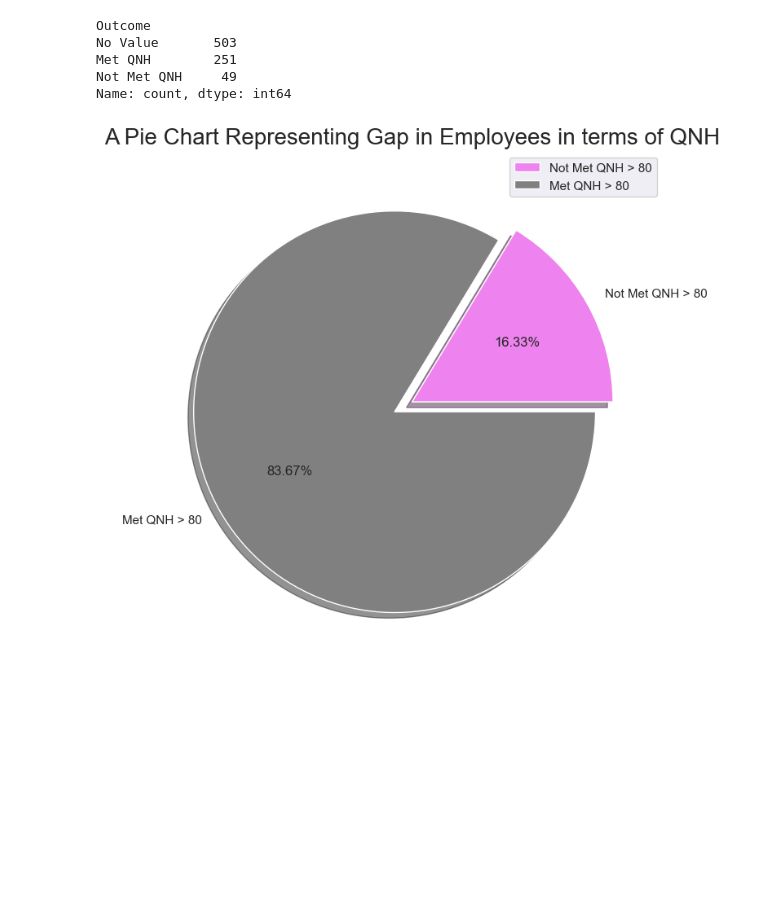
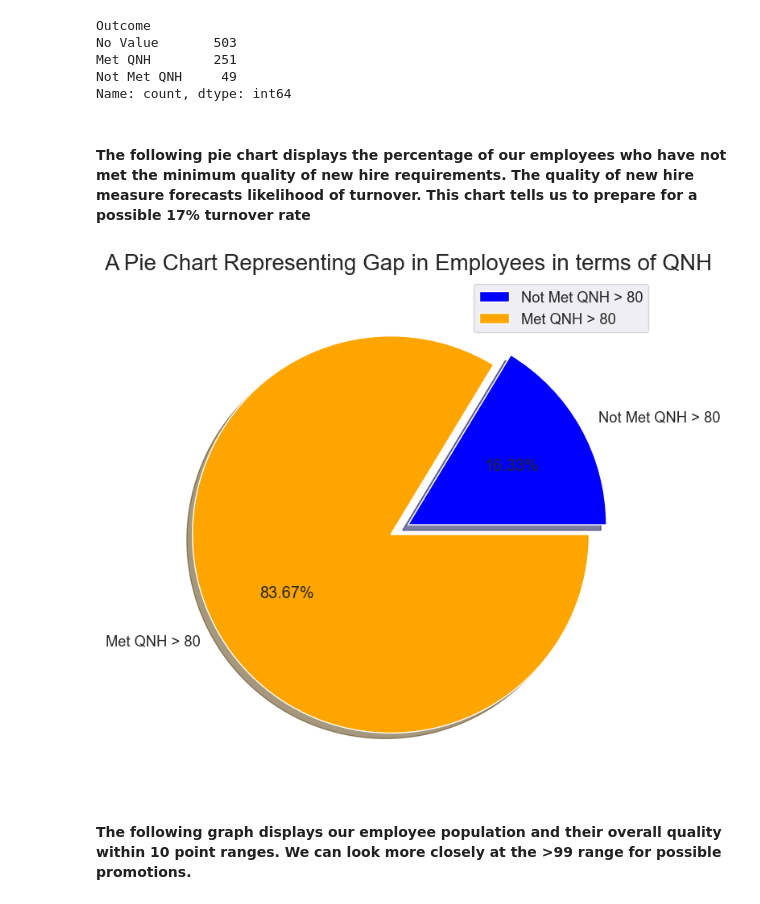
Before and after one commit to mpwalker0517/Capstone_HR_Dashboard, a Jupyter notebook: HR_Dash.ipynb, the cells around one changed output. Saved outputs shown, nothing was run; the diff lists cells and outputs as text; code cells hidden in the pictures; blank space fills up the shorter version.

```diff
--- a/HR_Dash.ipynb
+++ b/HR_Dash.ipynb
@@ -690,21 +786,25 @@ No Value       503
 Met QNH        251
 Not Met QNH     49
 Name: count, dtype: int64
+# %% [markdown]
+#### The following pie chart displays the percentage of our employees who have not met the minimum quality of new hire requirements. The quality of new hire measure forecasts likelihood of turnover. This chart tells us to prepare for a possible 17% turnover rate
 # %%
 # plotting a pie chart
 size = [49, 251]
 labels = "Not Met QNH > 80", "Met QNH > 80"
-colors = ['violet', 'grey']
+colors = ['blue', 'orange']
 explode = [0, 0.1]
 
 plt.rcParams['figure.figsize'] = (8, 8)
 plt.pie(size, labels = labels, colors = colors, explode = explode, shadow = True, autopct = "%.2f%%")
 plt.title('A Pie Chart Representing Gap in Employees in terms of QNH', fontsize = 20)
 plt.axis('off')
 plt.legend()
 plt.show()
 # %% [output]
-[figure, old version]
+[figure, new version]
+# %% [markdown]
+#### The following graph displays our employee population and their overall quality within 10 point ranges. We can look more closely at the >99 range for possible promotions.
 # %%
 #Creating display for distribution of scores by range
 qnh_scores_all = qnh['QNH Score']
```
Also changed, not shown: parts of 60 cells of this notebook, 5 other files.
